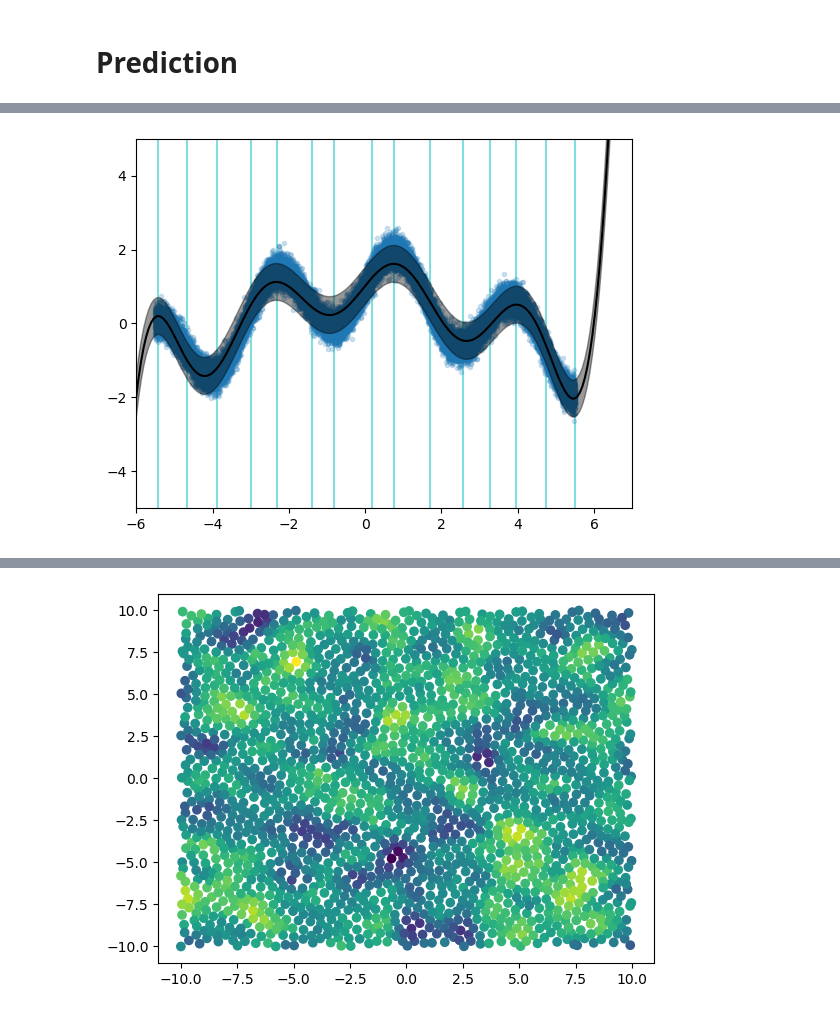
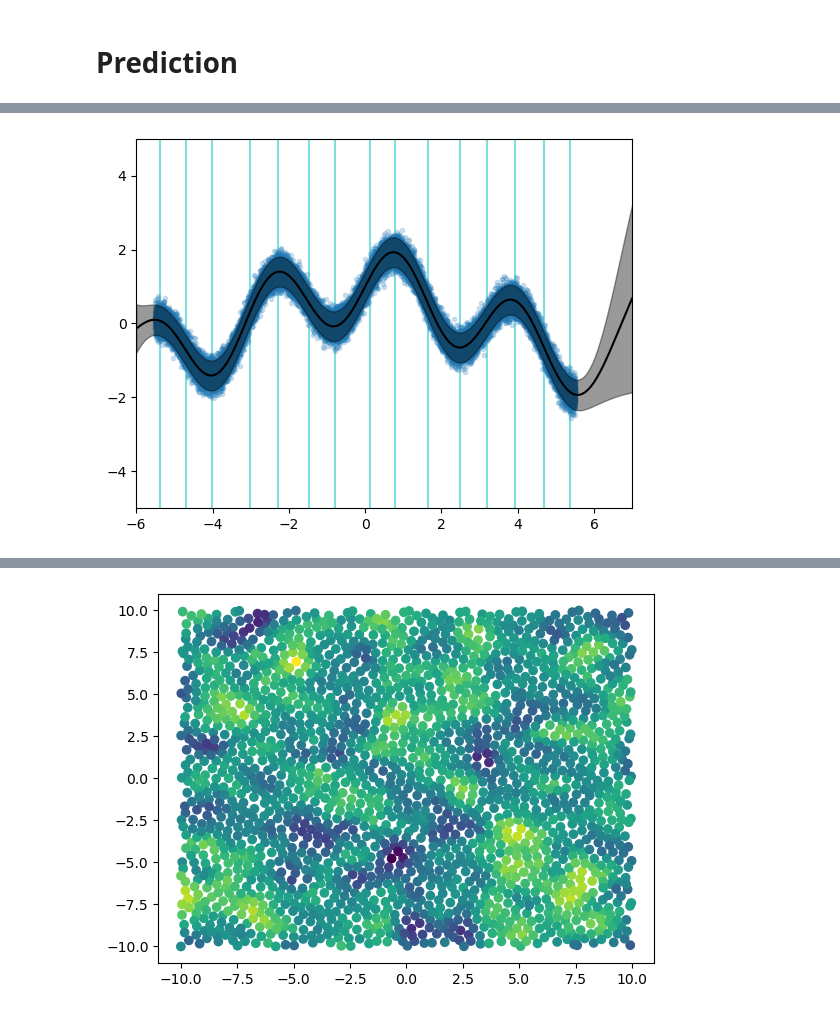
Before and after one commit to pymc-devs/pymcx, a Jupyter notebook: notebooks/gp1d.ipynb, the cells around one changed output, grey strips where cells are left out. Cells and saved outputs as stored; diff of their text form; code cells hidden in the pictures.

```diff
--- a/notebooks/gp1d.ipynb
+++ b/notebooks/gp1d.ipynb
@@ -457,21 +454,23 @@ t = np.linspace(-6, 7, 200)[:, None]
 sigma = results["sigma"] # or set sigma = None to not have likelihood noise
 
 with model:
-    f_predict = svgp.compile_pred_func_sd(sigma=sigma)
+    f_predict = svgp.compile_pred_func(sigma=sigma, diag=True)
 # %%
-mu, sd = f_predict(t, result)
+mu, var = f_predict(t, result)
+mu = mu.squeeze()
+sd = np.sqrt(var).squeeze()
 
 plt.plot(x, y, '.', zorder=0, alpha=0.2);
 plt.plot(t.flatten(), mu, color="k");
 plt.fill_between(t.flatten(), mu - 2*sd, mu + 2*sd, color="k", alpha=0.4, zorder=1);
 plt.xlim([-6, 7]);
 plt.ylim([-5, 5]);
 
 z = results["z"].flatten()
 for z_ in z:
     plt.axvline(x=z_, color="c", zorder=-2, alpha=0.5)
 # %% [output]
-[figure, old version]
+[figure, new version]
 # %%
 mu = results["variational_mean"].flatten()
 plt.scatter(z, mu);
```
Also changed, not shown: parts of 25 cells of this notebook.
